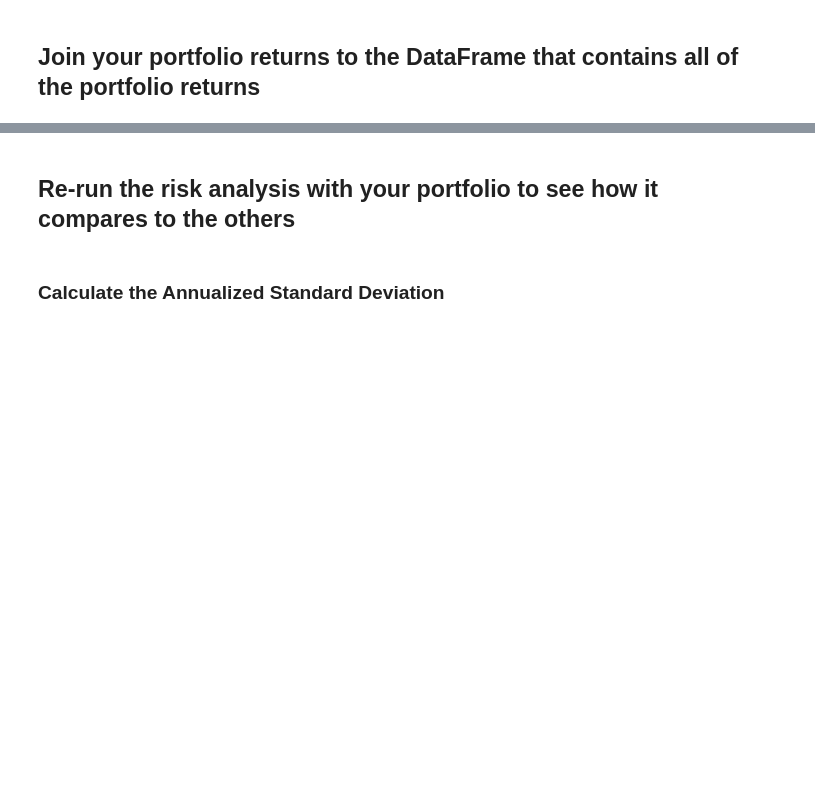
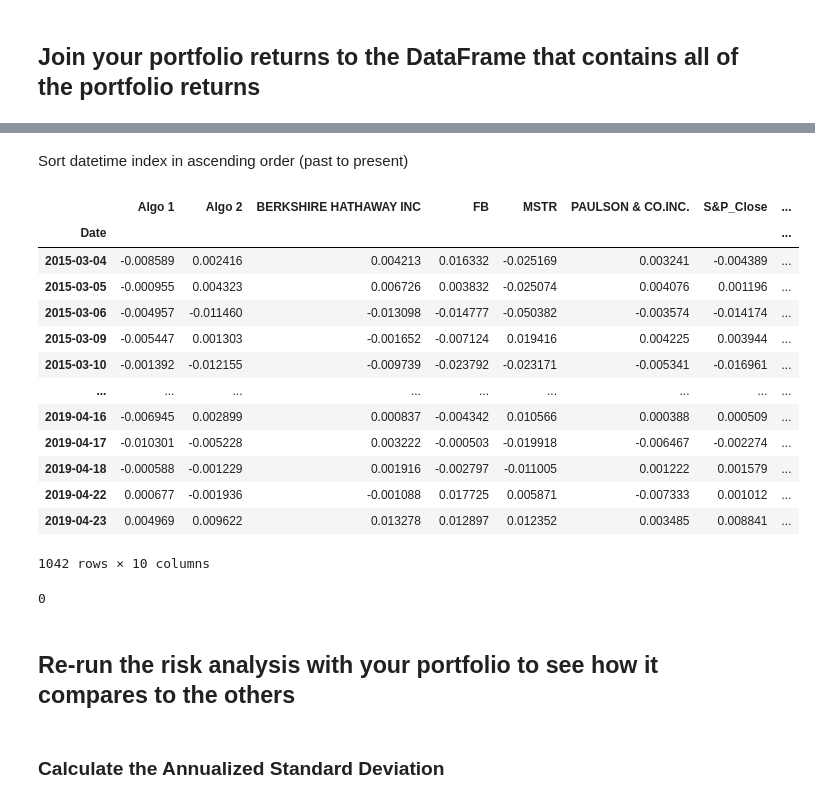
Before and after one commit to JamelBoyer/J_Boyer_Bootcamp, a Jupyter notebook: 02-Homework/04-Pandas/Instructions/Starter_Code/whale_analysis.ipynb, the cells around one changed output, grey strips where cells are left out. Saved outputs shown, nothing was run; the diff lists cells and outputs as text; code cells hidden in the pictures; blank space fills up the shorter version.

```diff
--- a/02-Homework/04-Pandas/Instructions/Starter_Code/whale_analysis.ipynb
+++ b/02-Homework/04-Pandas/Instructions/Starter_Code/whale_analysis.ipynb
@@ -570,8 +591,8 @@ In this section, you will build your own portfolio of stocks, calculate the retu
 # %%
 # Reading data from 1st stock, Bitfarms Ltd.(BITF)
 
-BITF_Close_Prices_csv = Path("Resources\BITF _Close_Prices.csv")
-BITF_Close_Prices_data = pd.read_csv(BITF_Close_Prices_csv, index_col="Date", parse_dates=True, infer_datetime_format=True)
-BITF_Close_Prices_data.sort_index(inplace = True)
-BITF_Close_Prices_data.head()
+FB_Close_Prices_csv = Path("Resources\FB _Close_Prices.csv")
+FB_Close_Prices_data = pd.read_csv(FB_Close_Prices_csv, index_col="Date", parse_dates=True, infer_datetime_format=True)
+FB_Close_Prices_data.sort_index(inplace = True)
+FB_Close_Prices_data.head()
 # %% [output]
@@ -586,6 +621,6 @@ MSTR_Close_Prices_data.head()
 # %%
 # Reading data from 3rd stock, Grayscale Bitcoin Trust (GBTC)
-GBTC_Close_Prices_csv = Path("Resources\GBTC _Close_Prices.csv")
-GBTC_Close_Prices_data = pd.read_csv(GBTC_Close_Prices_csv, index_col="Date", parse_dates=True, infer_datetime_format=True)
-GBTC_Close_Prices_data.sort_index(inplace = True)
-GBTC_Close_Prices_data.head()
+TSLA_Close_Prices_csv = Path("Resources\TSLA_Close_Prices.csv")
+TSLA_Close_Prices_data = pd.read_csv(TSLA_Close_Prices_csv, index_col="Date", parse_dates=True, infer_datetime_format=True)
+TSLA_Close_Prices_data.sort_index(inplace = True)
+TSLA_Close_Prices_data.head()
@@ -592,4 +635,4 @@ GBTC_Close_Prices_data.head()
 # %%
 # Combine all stocks in a single DataFrame
-Joined_Custom_org_df = pd.concat([BITF_Close_Prices_data, MSTR_Close_Prices_data, GBTC_Close_Prices_data], axis="columns", join="inner")
+Joined_Custom_org_df = pd.concat([FB_Close_Prices_data, MSTR_Close_Prices_data, TSLA_Close_Prices_data], axis="columns", join="inner")
 Joined_Custom_org_df.head(5)
@@ -611,7 +674,7 @@ Joined_Custom_org_df = Joined_Custom_org_df.reset_index()
 # %%
 # Reorganize portfolio data by having a column per symbol
 
-Joined_Custom_org_df_daily_returns.columns = ["BITF", "MSTR", "GBTC"]
+Joined_Custom_org_df_daily_returns.columns = ["FB", "MSTR", "TSLA"]
 # %%
 
 
@@ -635,19 +728,38 @@ Joined_Cus_Org_data
+# %% [markdown]
+Sort datetime index in ascending order (past to present)
 # %%
 
-# Sort datetime index in ascending order (past to present)
-
-#print(Joined_Custom_org_df)
-
-# Set column names to
 
 
+
+Joined_Cus_Org_data.sort_index(axis="columns", ascending=True, inplace=False)
+
+#Left attempts in the cell below
+#print(Joined_Custom_org_df)
+# Set column names to
 #Joined_Custom_org_df= Joined_Custom_org_df.pivot_table(values="Close_Prices", index="Date", columns="Custom and Org Returns")
 #Joined_Custom_org_df.head()
-
-
 #Joined_Custom_org_df.columns = ["BITF_Close_Prices", "MSTR_Close_Price", "GBTC_Close_Prices", "SOROS FUND MANAGEMENT LLC", "PAULSON & CO INC", "TIGER GLOBAL MANAGEMENT LLC", "BERKSHIRE HATHAWAY INC", "Algo 1", "Algo 2", "sp500_Closing_Prices"]
+# %% [output]
+|  | Algo 1 | Algo 2 | BERKSHIRE HATHAWAY INC | FB | MSTR | PAULSON & CO.INC. | S&P_Close | ... |
+| Date |  |  |  |  |  |  |  | ... |
+| 2015-03-04 | -0.008589 | 0.002416 | 0.004213 | 0.016332 | -0.025169 | 0.003241 | -0.004389 | ... |
+| 2015-03-05 | -0.000955 | 0.004323 | 0.006726 | 0.003832 | -0.025074 | 0.004076 | 0.001196 | ... |
+| 2015-03-06 | -0.004957 | -0.011460 | -0.013098 | -0.014777 | -0.050382 | -0.003574 | -0.014174 | ... |
+| 2015-03-09 | -0.005447 | 0.001303 | -0.001652 | -0.007124 | 0.019416 | 0.004225 | 0.003944 | ... |
+| 2015-03-10 | -0.001392 | -0.012155 | -0.009739 | -0.023792 | -0.023171 | -0.005341 | -0.016961 | ... |
+| ... | ... | ... | ... | ... | ... | ... | ... | ... |
+| 2019-04-16 | -0.006945 | 0.002899 | 0.000837 | -0.004342 | 0.010566 | 0.000388 | 0.000509 | ... |
+| 2019-04-17 | -0.010301 | -0.005228 | 0.003222 | -0.000503 | -0.019918 | -0.006467 | -0.002274 | ... |
+| 2019-04-18 | -0.000588 | -0.001229 | 0.001916 | -0.002797 | -0.011005 | 0.001222 | 0.001579 | ... |
+| 2019-04-22 | 0.000677 | -0.001936 | -0.001088 | 0.017725 | 0.005871 | -0.007333 | 0.001012 | ... |
+| 2019-04-23 | 0.004969 | 0.009622 | 0.013278 | 0.012897 | 0.012352 | 0.003485 | 0.008841 | ... |
+1042 rows × 10 columns
 # %%
 # Only compare dates where return data exists for all the stocks (drop NaNs)
+Joined_Cus_Org_data.isna().sum().sum()
+# %% [output]
+0
 # %% [markdown]
 ## Re-run the risk analysis with your portfolio to see how it compares to the others
 # %% [markdown]
```
Also changed, not shown: parts of 19 cells of this notebook.
